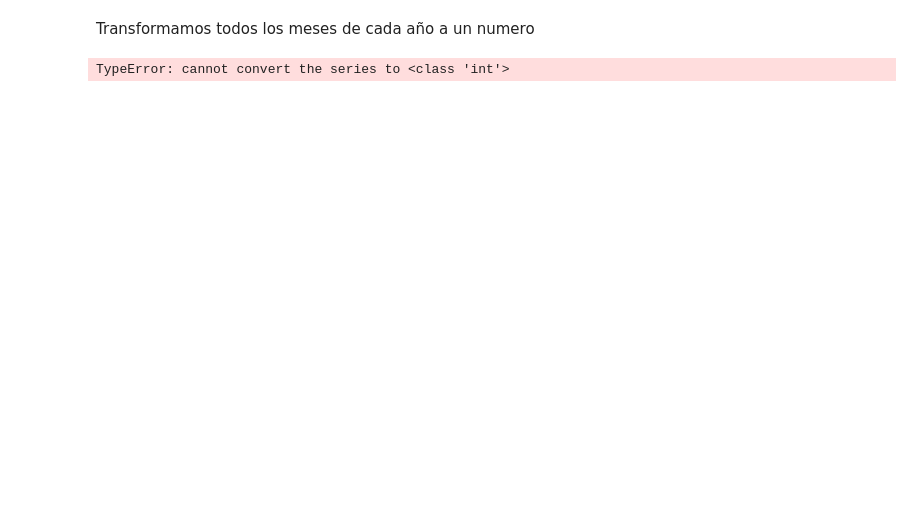
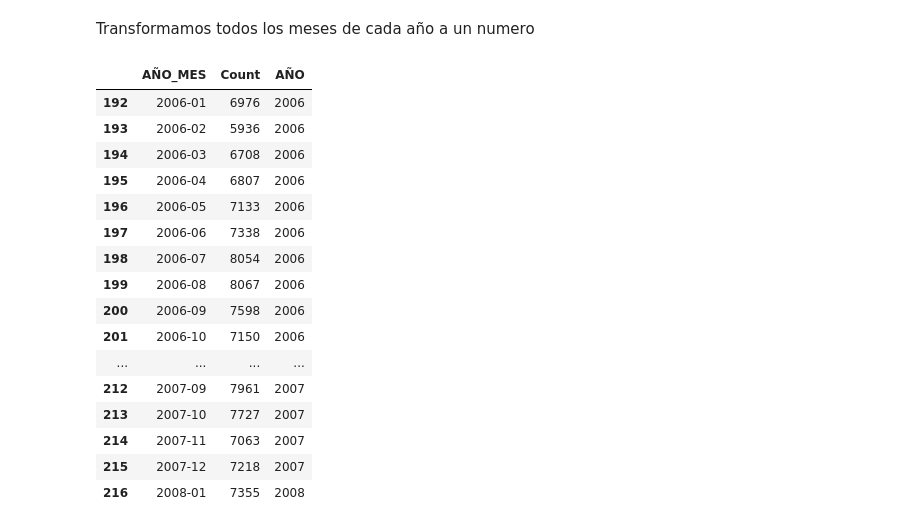
Before and after one commit to siwikiwi/ATDC--imt2200, a Jupyter notebook: regresion_lineal.ipynb, the cells around one changed output. Drawn from its saved outputs; the diff is of its cells as text; code cells hidden in the pictures; blank space fills up the shorter version.

```diff
--- a/regresion_lineal.ipynb
+++ b/regresion_lineal.ipynb
@@ -147,7 +159,3 @@ from sklearn.model_selection import train_test_split
 from sklearn.metrics import mean_squared_error, r2_score
 # %% [markdown]
 Transformamos todos los meses de cada año a un numero
-# %%
-defuncion_nodupli_gruoped.sort_values(by="AÑO_MES", key=(lambda x: (int(x[0:4]), int(x[5:]))))
-# %% [output]
-TypeError: cannot convert the series to <class 'int'>
@@ -155,0 +162,20 @@ X_train, X_test, y_train, y_test = train_test_split(X, y, test_size=0.2, random_
+# %%
+defuncion_nodupli_gruoped.sort_values(by="AÑO_MES").head(25)
+# %% [output]
+|  | AÑO_MES | Count | AÑO |
+| 192 | 2006-01 | 6976 | 2006 |
+| 193 | 2006-02 | 5936 | 2006 |
+| 194 | 2006-03 | 6708 | 2006 |
+| 195 | 2006-04 | 6807 | 2006 |
+| 196 | 2006-05 | 7133 | 2006 |
+| 197 | 2006-06 | 7338 | 2006 |
+| 198 | 2006-07 | 8054 | 2006 |
+| 199 | 2006-08 | 8067 | 2006 |
+| 200 | 2006-09 | 7598 | 2006 |
+| 201 | 2006-10 | 7150 | 2006 |
+| ... | ... | ... | ... |
+| 212 | 2007-09 | 7961 | 2007 |
+| 213 | 2007-10 | 7727 | 2007 |
+| 214 | 2007-11 | 7063 | 2007 |
+| 215 | 2007-12 | 7218 | 2007 |
+| 216 | 2008-01 | 7355 | 2008 |
```
Also changed, not shown: parts of 15 cells of this notebook.
